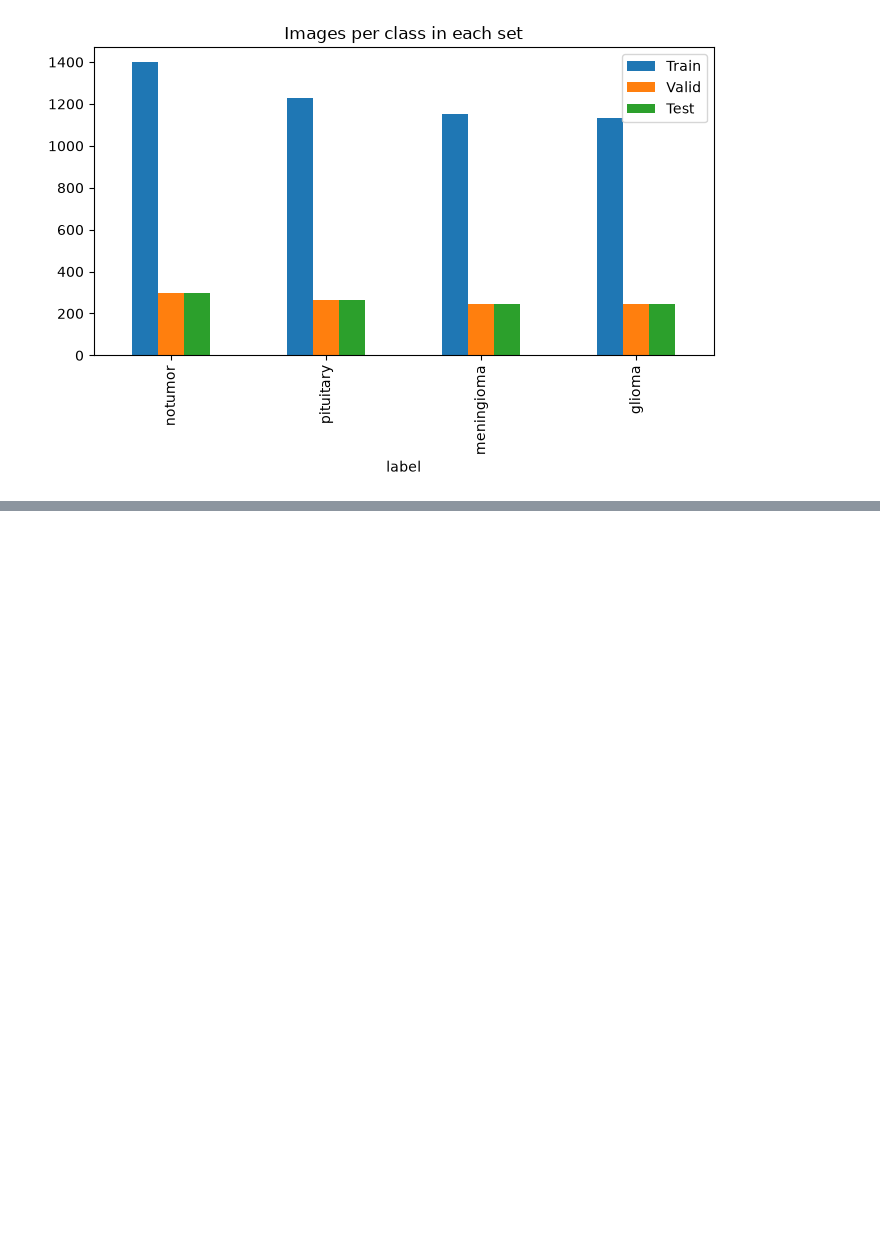
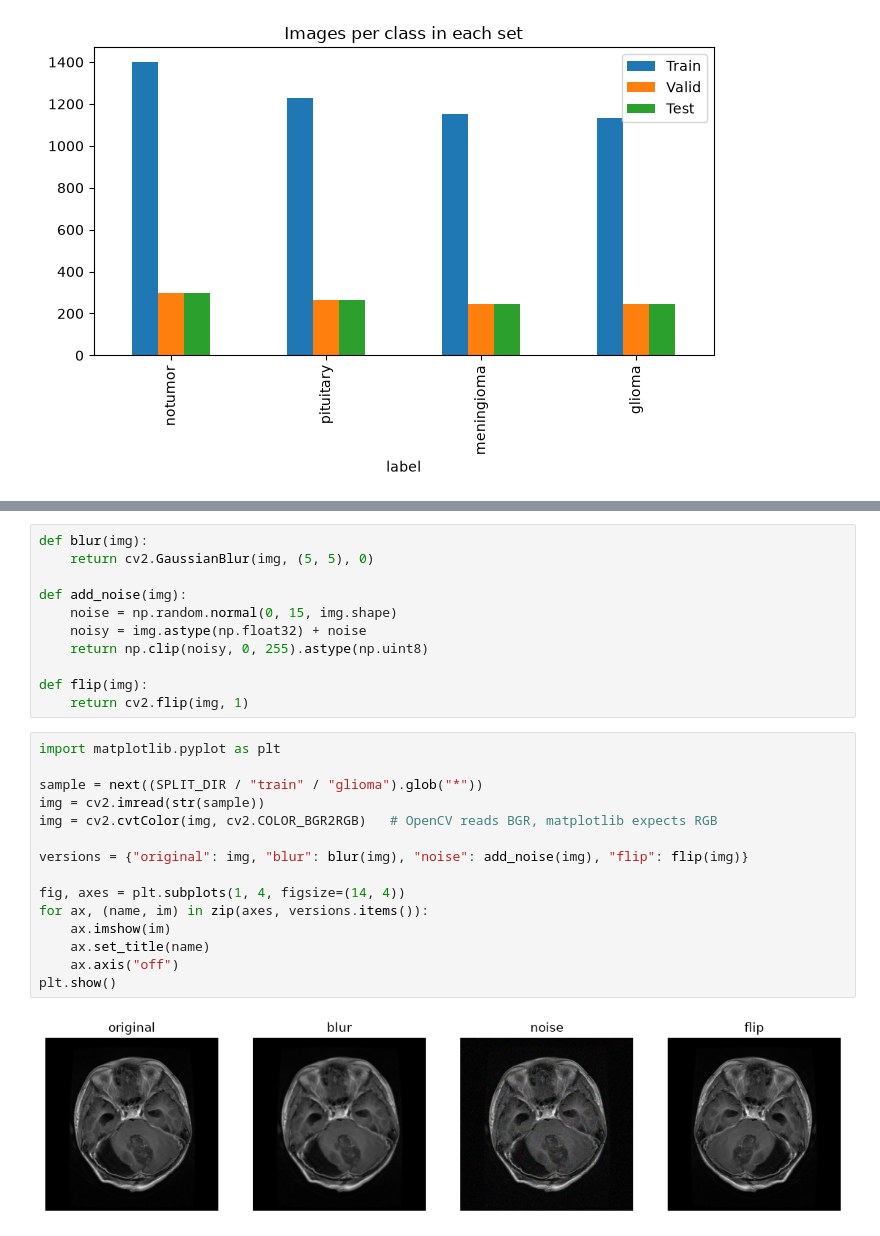
Before and after one commit to abdoelhadere-bit/BrainScan-V2, a Jupyter notebook: notebook/note.ipynb, the cells around one changed output, grey strips where cells are left out. Cells and saved outputs as stored; diff of their text form; blank space fills up the shorter version.

```diff
--- a/notebook/note.ipynb
+++ b/notebook/note.ipynb
@@ -138,0 +158,28 @@ test: 1054
+# %%
+def blur(img):
+    return cv2.GaussianBlur(img, (5, 5), 0)
+
+def add_noise(img):
+    noise = np.random.normal(0, 15, img.shape)
+    noisy = img.astype(np.float32) + noise
+    return np.clip(noisy, 0, 255).astype(np.uint8)
+
+def flip(img):
+    return cv2.flip(img, 1)
+# %%
+import matplotlib.pyplot as plt
+
+sample = next((SPLIT_DIR / "train" / "glioma").glob("*"))
+img = cv2.imread(str(sample))
+img = cv2.cvtColor(img, cv2.COLOR_BGR2RGB)   # OpenCV reads BGR, matplotlib expects RGB
+
+versions = {"original": img, "blur": blur(img), "noise": add_noise(img), "flip": flip(img)}
+
+fig, axes = plt.subplots(1, 4, figsize=(14, 4))
+for ax, (name, im) in zip(axes, versions.items()):
+    ax.imshow(im)
+    ax.set_title(name)
+    ax.axis("off")
+plt.show()
+# %% [output]
+[figure, added]
```
Also changed, not shown: parts of 6 cells of this notebook.
